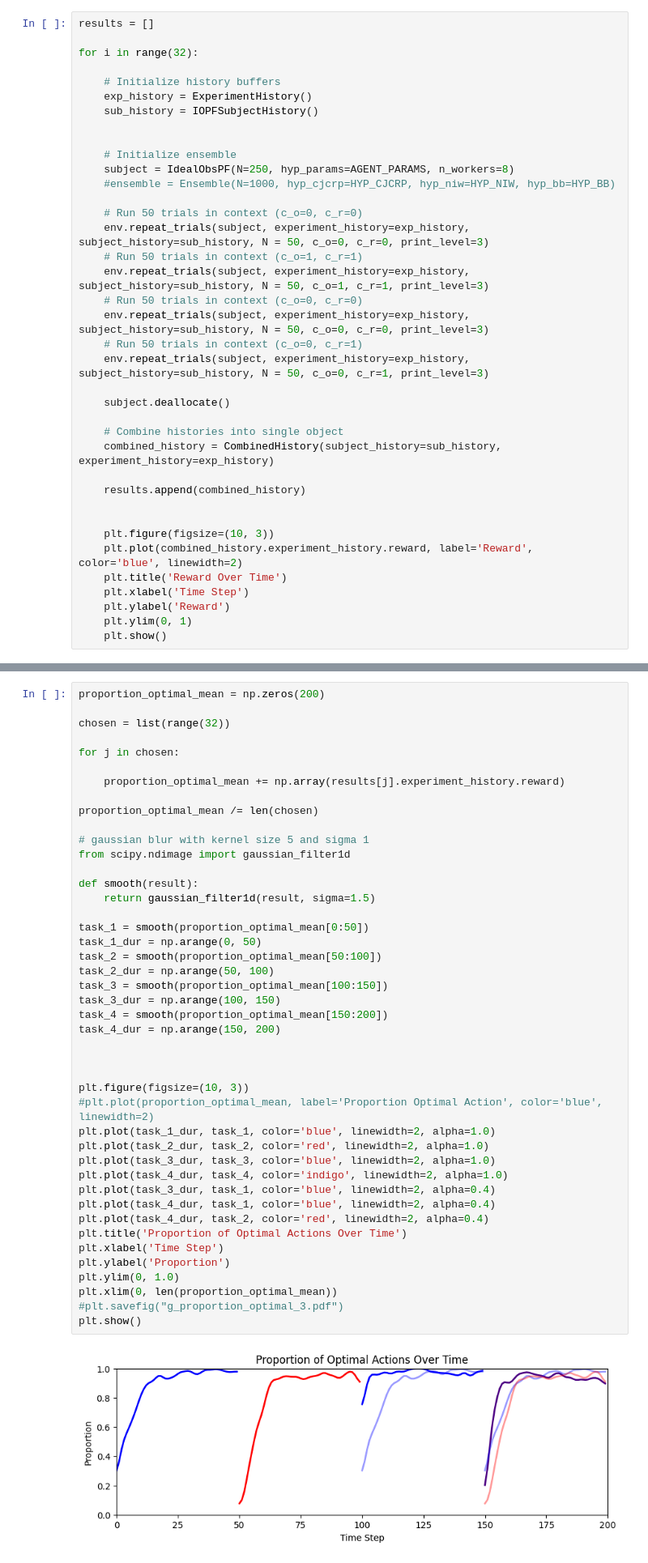
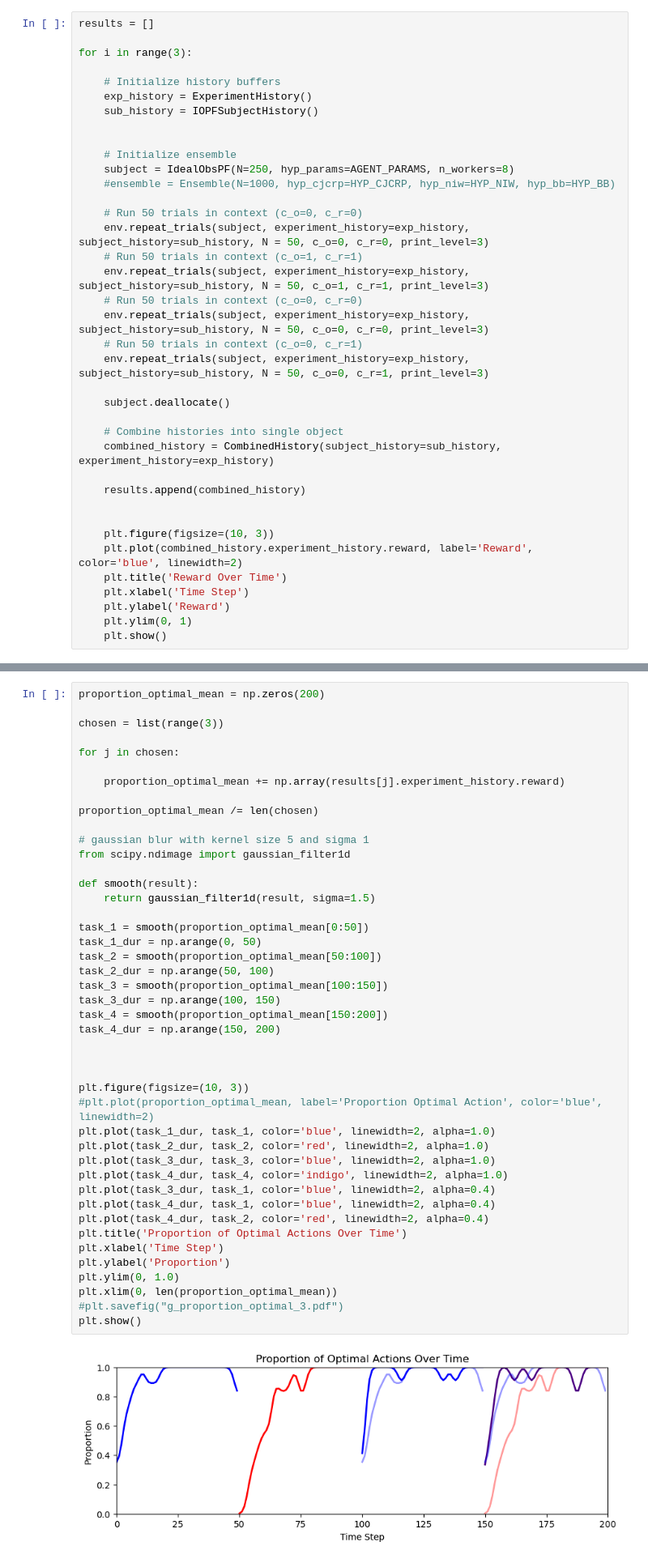
Before and after one commit to YoujingYu99/CCAB, a Jupyter notebook: demo.ipynb, the cells around one changed output, grey strips where cells are left out. Shown at 81% size. Cells and saved outputs as stored; diff of their text form.

```diff
--- a/demo.ipynb
+++ b/demo.ipynb
@@ -115,7 +115,7 @@ AGENT_PARAMS = Agent_Type1
 # %%
 results = []
 
-for i in range(32):
+for i in range(3):
 
     # Initialize history buffers
     exp_history = ExperimentHistory()
@@ -267,7 +212,7 @@ Step 50:        True state: 1, Obs.: [-0.87  0.01], Action: 3, Reward: 1.0, Acti
 # %%
 proportion_optimal_mean = np.zeros(200)
 
-chosen = list(range(32))
+chosen = list(range(3))
 
 for j in chosen:
 
@@ -282,34 +227,34 @@ def smooth(result):
     return gaussian_filter1d(result, sigma=1.5)
 
 task_1 = smooth(proportion_optimal_mean[0:50])
 task_1_dur = np.arange(0, 50)
 task_2 = smooth(proportion_optimal_mean[50:100])
 task_2_dur = np.arange(50, 100)
 task_3 = smooth(proportion_optimal_mean[100:150])
 task_3_dur = np.arange(100, 150)
 task_4 = smooth(proportion_optimal_mean[150:200])
 task_4_dur = np.arange(150, 200)
 
 
 
 plt.figure(figsize=(10, 3))
 #plt.plot(proportion_optimal_mean, label='Proportion Optimal Action', color='blue', linewidth=2)
 plt.plot(task_1_dur, task_1, color='blue', linewidth=2, alpha=1.0)
 plt.plot(task_2_dur, task_2, color='red', linewidth=2, alpha=1.0)
 plt.plot(task_3_dur, task_3, color='blue', linewidth=2, alpha=1.0)
 plt.plot(task_4_dur, task_4, color='indigo', linewidth=2, alpha=1.0)
 plt.plot(task_3_dur, task_1, color='blue', linewidth=2, alpha=0.4)
 plt.plot(task_4_dur, task_1, color='blue', linewidth=2, alpha=0.4)
 plt.plot(task_4_dur, task_2, color='red', linewidth=2, alpha=0.4)
 plt.title('Proportion of Optimal Actions Over Time')
 plt.xlabel('Time Step')
 plt.ylabel('Proportion')
 plt.ylim(0, 1.0)
 plt.xlim(0, len(proportion_optimal_mean))
 #plt.savefig("g_proportion_optimal_3.pdf")
 plt.show()
 # %% [output]
-[figure, old version]
+[figure, new version]
 # %% [markdown]
 ### Visualisation of Inferred Variables for a subject
 # %%
```
Also changed, not shown: parts of 2 cells of this notebook, 5 other files.
